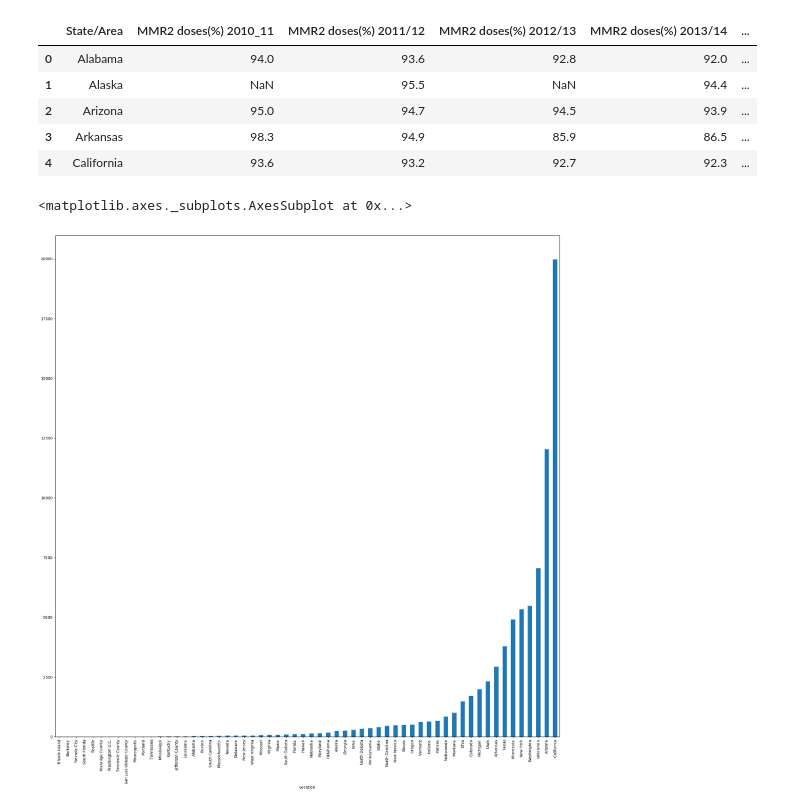
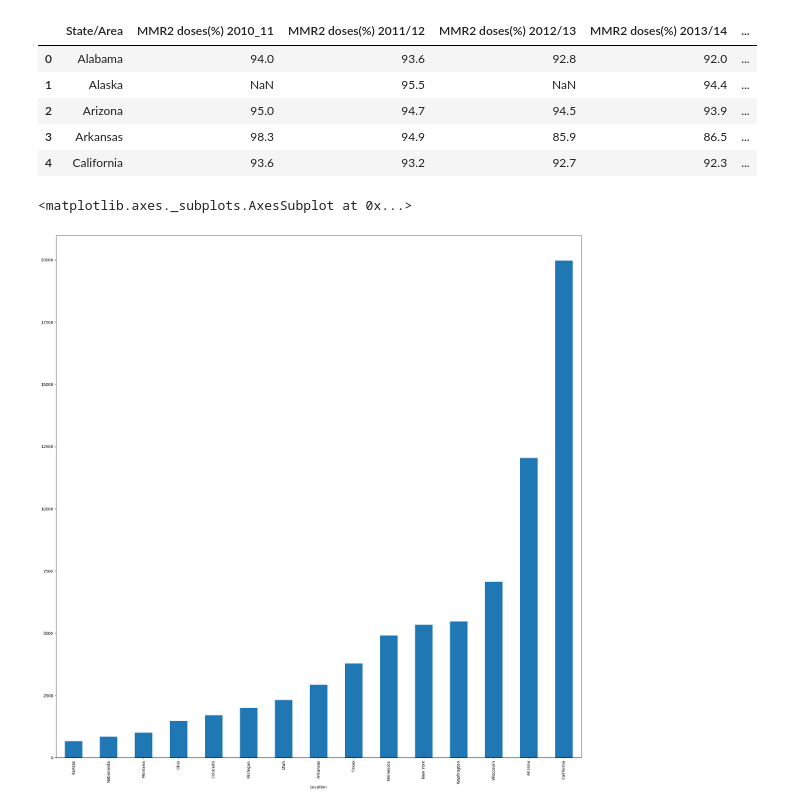
Before and after one commit to IoannisAntypas/Data_projects, a Jupyter notebook: data_project_1/Code/Data-Studios-Project_1_Data_manipulation.ipynb, the cells around one changed output. Saved outputs shown, nothing was run; the diff lists cells and outputs as text; code cells hidden in the pictures.

```diff
--- a/data_project_1/Code/Data-Studios-Project_1_Data_manipulation.ipynb
+++ b/data_project_1/Code/Data-Studios-Project_1_Data_manipulation.ipynb
@@ -268,9 +259,9 @@ df_states = pd.DataFrame(states, index=[0])
 df_states = df_states.transpose()
 
 
-df.index.names = ['Date']
+df_states.index.names = ['Date']
 # %%
-df_states.index.names = ['Location'] df.columns = ['a', 'b']
+df_states.index.names = ['Location']
 # %%
 
 df_states.reset_index(level=0, inplace=True)
@@ -726,7 +767,7 @@ df_schools_complete.head()
 | 3 | Arkansas | 98.3 | 94.9 | 85.9 | 86.5 | ... |
 | 4 | California | 93.6 | 93.2 | 92.7 | 92.3 | ... |
 # %%
-df_outbreaks_USA3.groupby('Location')['Cases'].sum().sort_values().plot(kind='bar', x='Location', y='Cases', figsize=(24,24))
+df_outbreaks_USA3.groupby('Location')['Cases'].sum().sort_values().tail(15).plot(kind='bar', x='Location', y='Cases', figsize=(24,24))
 # %% [output]
 <matplotlib.axes._subplots.AxesSubplot at 0x...>
-[figure, old version]
+[figure, new version]
```
Also changed, not shown: parts of 38 cells of this notebook, 48 other files.
